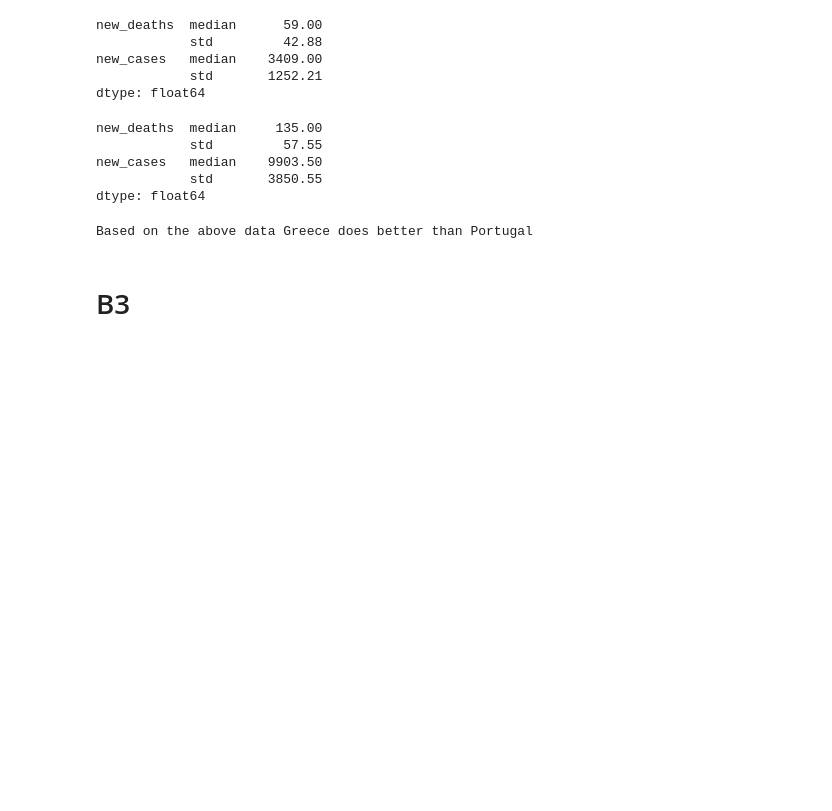
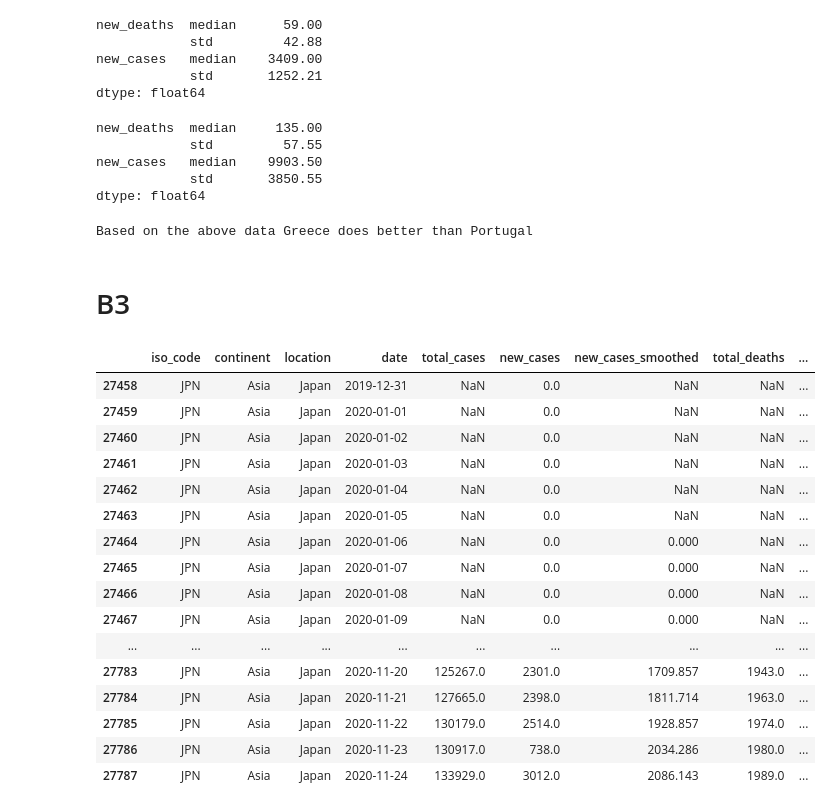
Before and after one commit to drknsblct/Covid_Data, a Jupyter notebook: covid.ipynb, the cells around one changed output. Saved outputs shown, nothing was run; the diff lists cells and outputs as text; code cells hidden in the pictures; blank space fills up the shorter version.

```diff
--- a/covid.ipynb
+++ b/covid.ipynb
@@ -138,3 +137,28 @@ print('Based on the above data Greece does better than Portugal')
 Based on the above data Greece does better than Portugal
 # %% [markdown]
 # B3
+# %%
+usa = df['location'] == 'United States'
+greece = df['location'] == 'Greece'
+japan = df['location'] == 'Japan'
+
+#df[japan]
+#total_cases, female_smokers, male_smokers
+# %% [output]
+|  | iso_code | continent | location | date | total_cases | new_cases | new_cases_smoothed | total_deaths | ... |
+| 27458 | JPN | Asia | Japan | 2019-12-31 | NaN | 0.0 | NaN | NaN | ... |
+| 27459 | JPN | Asia | Japan | 2020-01-01 | NaN | 0.0 | NaN | NaN | ... |
+| 27460 | JPN | Asia | Japan | 2020-01-02 | NaN | 0.0 | NaN | NaN | ... |
+| 27461 | JPN | Asia | Japan | 2020-01-03 | NaN | 0.0 | NaN | NaN | ... |
+| 27462 | JPN | Asia | Japan | 2020-01-04 | NaN | 0.0 | NaN | NaN | ... |
+| 27463 | JPN | Asia | Japan | 2020-01-05 | NaN | 0.0 | NaN | NaN | ... |
+| 27464 | JPN | Asia | Japan | 2020-01-06 | NaN | 0.0 | 0.000 | NaN | ... |
+| 27465 | JPN | Asia | Japan | 2020-01-07 | NaN | 0.0 | 0.000 | NaN | ... |
+| 27466 | JPN | Asia | Japan | 2020-01-08 | NaN | 0.0 | 0.000 | NaN | ... |
+| 27467 | JPN | Asia | Japan | 2020-01-09 | NaN | 0.0 | 0.000 | NaN | ... |
+| ... | ... | ... | ... | ... | ... | ... | ... | ... | ... |
+| 27783 | JPN | Asia | Japan | 2020-11-20 | 125267.0 | 2301.0 | 1709.857 | 1943.0 | ... |
+| 27784 | JPN | Asia | Japan | 2020-11-21 | 127665.0 | 2398.0 | 1811.714 | 1963.0 | ... |
+| 27785 | JPN | Asia | Japan | 2020-11-22 | 130179.0 | 2514.0 | 1928.857 | 1974.0 | ... |
+| 27786 | JPN | Asia | Japan | 2020-11-23 | 130917.0 | 738.0 | 2034.286 | 1980.0 | ... |
+| 27787 | JPN | Asia | Japan | 2020-11-24 | 133929.0 | 3012.0 | 2086.143 | 1989.0 | ... |
```
Also changed, not shown: parts of 1 cell of this notebook.
